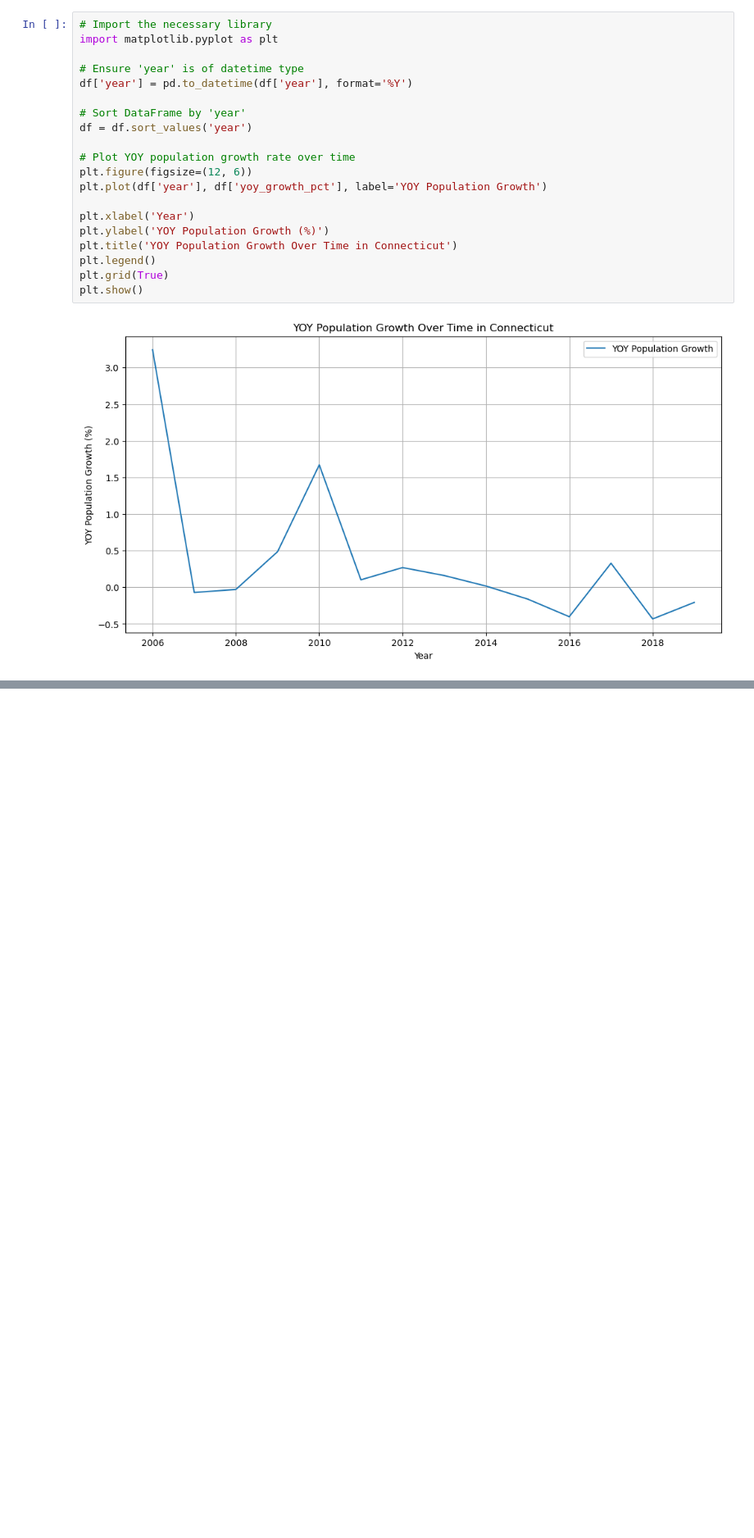
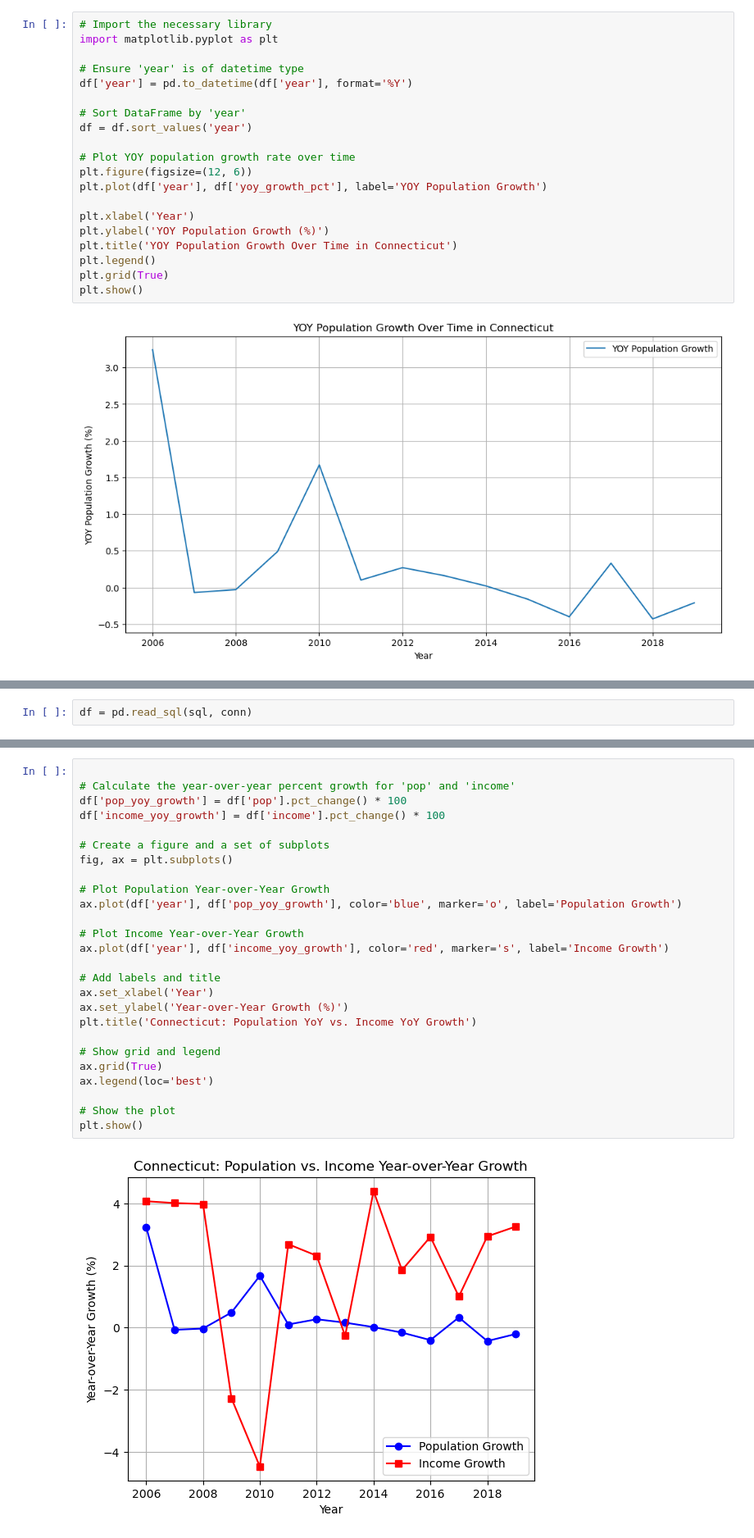
Before and after one commit to JasonM49/ia340-2025-demo-jmiller, a Jupyter notebook: MillerLab6.ipynb, the cells around one changed output, grey strips where cells are left out. Shown: that part at 82% size. Drawn from its saved outputs; the diff is of its cells as text; blank space fills up the shorter version.

```diff
--- a/MillerLab6.ipynb
+++ b/MillerLab6.ipynb
@@ -174,0 +311,2 @@ plt.show()
+# %%
+df = pd.read_sql(sql, conn)
@@ -174,0 +362,28 @@ plt.show()
+# %%
+
+# Calculate the year-over-year percent growth for 'pop' and 'income'
+df['pop_yoy_growth'] = df['pop'].pct_change() * 100
+df['income_yoy_growth'] = df['income'].pct_change() * 100
+
+# Create a figure and a set of subplots
+fig, ax = plt.subplots()
+
+# Plot Population Year-over-Year Growth
+ax.plot(df['year'], df['pop_yoy_growth'], color='blue', marker='o', label='Population Growth')
+
+# Plot Income Year-over-Year Growth
+ax.plot(df['year'], df['income_yoy_growth'], color='red', marker='s', label='Income Growth')
+
+# Add labels and title
+ax.set_xlabel('Year')
+ax.set_ylabel('Year-over-Year Growth (%)')
+plt.title('Connecticut: Population YoY vs. Income YoY Growth')
+
+# Show grid and legend
+ax.grid(True)
+ax.legend(loc='best')
+
+# Show the plot
+plt.show()
+# %% [output]
+[figure, added]
```
Also changed, not shown: parts of 22 cells of this notebook.
